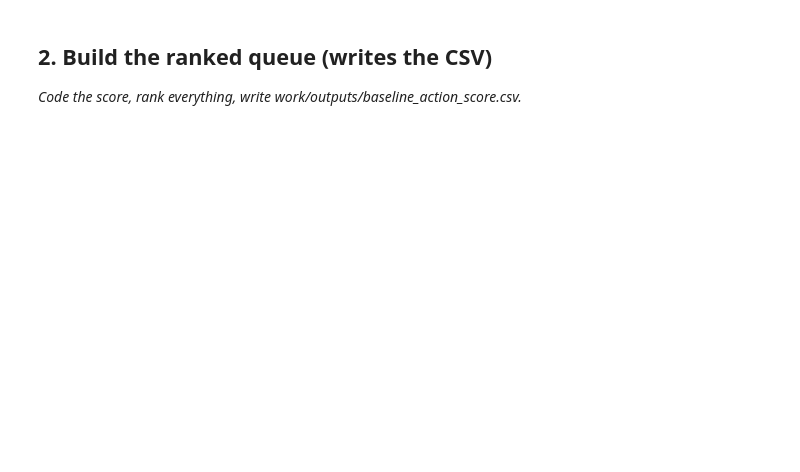
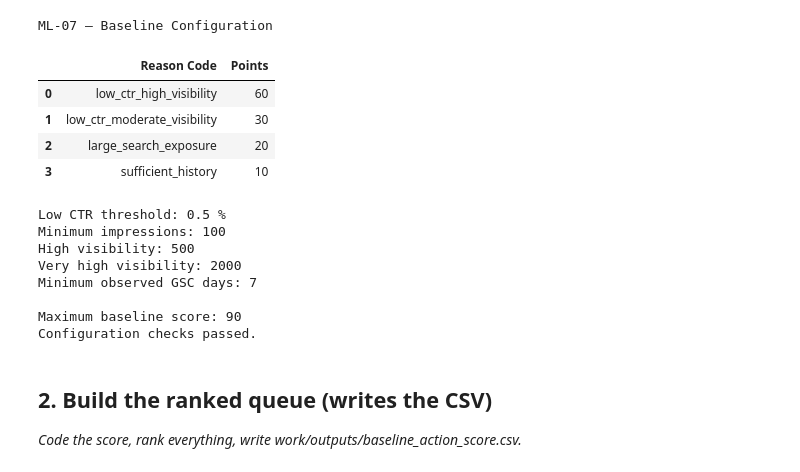
Before and after one commit to NourhanFarag/nourhan-flyrank-ml-internship, a Jupyter notebook: work/notebooks/w04_baseline_score.ipynb, the cells around one changed output. Cells and saved outputs as stored; diff of their text form; code cells hidden in the pictures; blank space fills up the shorter version.

```diff
--- a/work/notebooks/w04_baseline_score.ipynb
+++ b/work/notebooks/w04_baseline_score.ipynb
@@ -16,3 +77,61 @@ This skeleton is yours to fill. Work the sections **in order** — each one has
+# %%
+# Fixed rules only. No model fitting.
+
+import pandas as pd
+import numpy as np
+
+LOW_CTR_THRESHOLD = 0.5       # Percent, not fraction
+MIN_IMPRESSIONS = 100
+HIGH_IMPRESSIONS = 500
+VERY_HIGH_IMPRESSIONS = 2000
+MIN_GSC_DAYS = 7
+
+SCORING_WEIGHTS = {
+    "low_ctr_high_visibility": 60,
+    "low_ctr_moderate_visibility": 30,
+    "large_search_exposure": 20,
+    "sufficient_history": 10,
+}
+
+assert 0 < MIN_IMPRESSIONS < HIGH_IMPRESSIONS
+assert HIGH_IMPRESSIONS < VERY_HIGH_IMPRESSIONS
+assert 0 < LOW_CTR_THRESHOLD < 100
+assert 1 <= MIN_GSC_DAYS <= 14
+
+rules_summary = pd.DataFrame([
+    {
+        "Reason Code": reason,
+        "Points": points
+    }
+    for reason, points in SCORING_WEIGHTS.items()
+])
+
+print("ML-07 — Baseline Configuration")
+display(rules_summary)
+
+print("Low CTR threshold:", LOW_CTR_THRESHOLD, "%")
+print("Minimum impressions:", MIN_IMPRESSIONS)
+print("High visibility:", HIGH_IMPRESSIONS)
+print("Very high visibility:", VERY_HIGH_IMPRESSIONS)
+print("Minimum observed GSC days:", MIN_GSC_DAYS)
+
+print("\nMaximum baseline score:", 90)
+print("Configuration checks passed.")
+# %% [output]
+ML-07 — Baseline Configuration
+|  | Reason Code | Points |
+| 0 | low_ctr_high_visibility | 60 |
+| 1 | low_ctr_moderate_visibility | 30 |
+| 2 | large_search_exposure | 20 |
+| 3 | sufficient_history | 10 |
+Low CTR threshold: 0.5 %
+Minimum impressions: 100
+High visibility: 500
+Very high visibility: 2000
+Minimum observed GSC days: 7
+
+Maximum baseline score: 90
+Configuration checks passed.
 # %% [markdown]
 ## 2. Build the ranked queue (writes the CSV)
 
```
Also changed, not shown: parts of 13 cells of this notebook.
